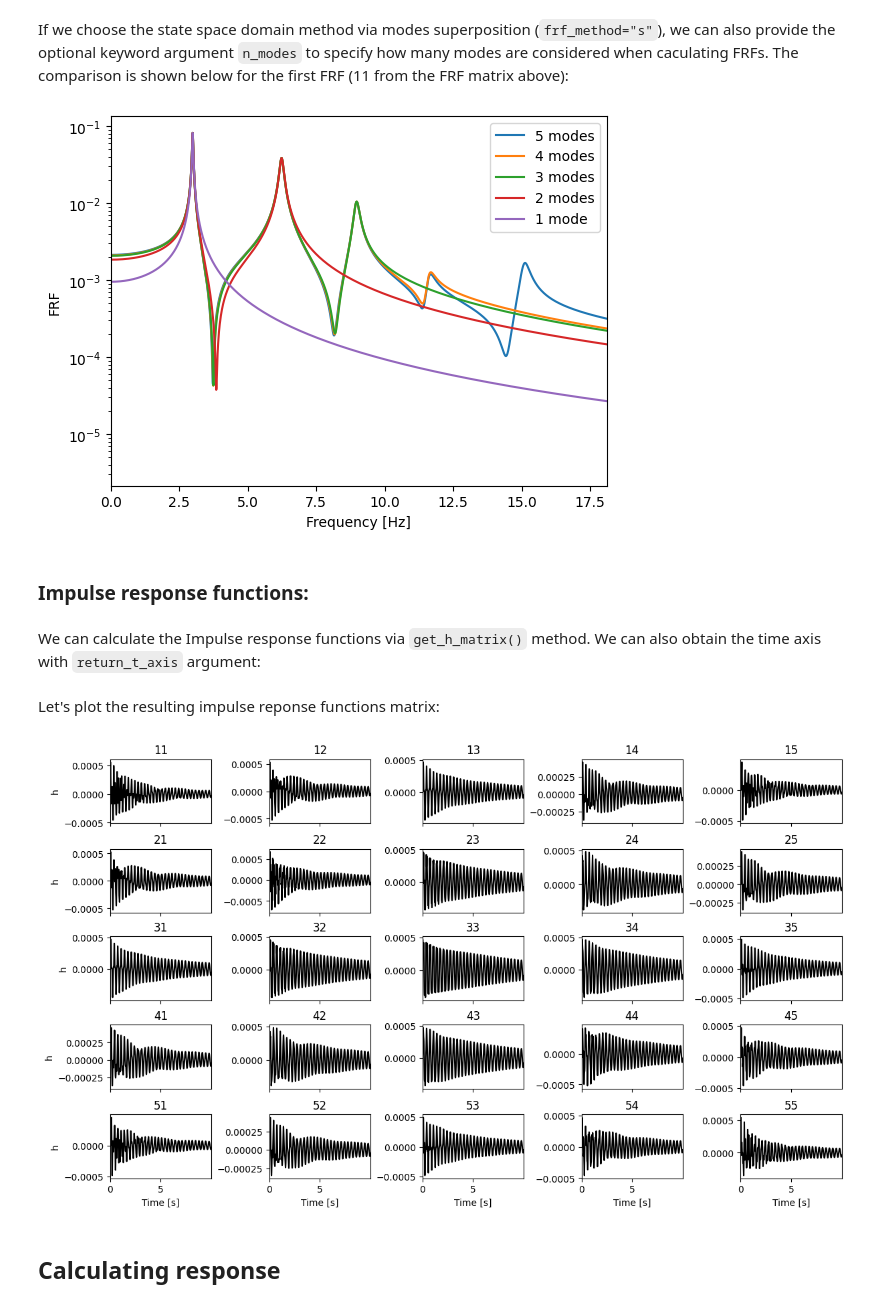
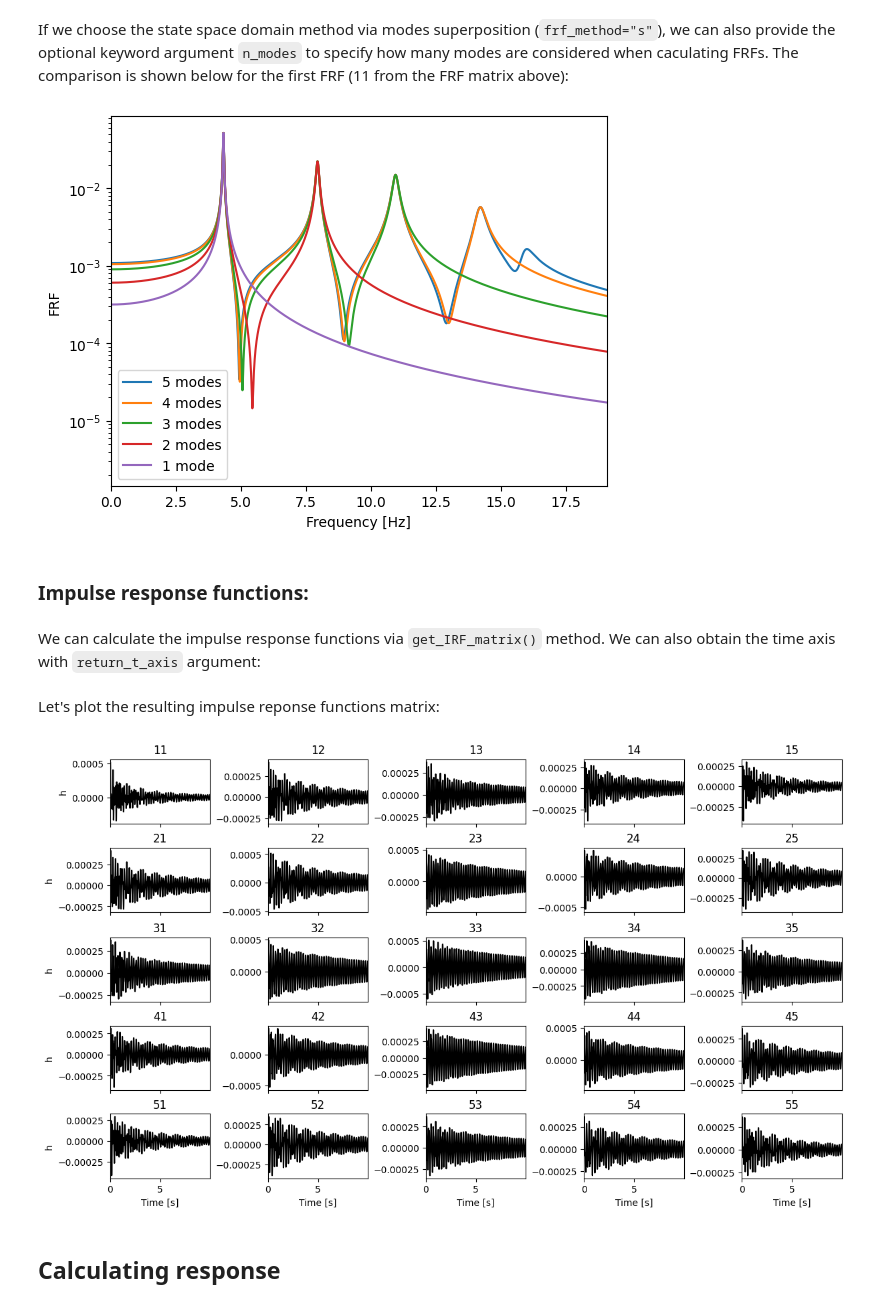
Before and after one commit to ladisk/pyLump, a Jupyter notebook: Showcase.ipynb, the cells around one changed output. Drawn from its saved outputs; the diff is of its cells as text; code cells hidden in the pictures.

```diff
--- a/Showcase.ipynb
+++ b/Showcase.ipynb
@@ -57,9 +57,9 @@ C =
 # %% [markdown]
 We can also specify different values for each mass, spring and damper, by passing the arguments as arrays of values. Note that in our case (``boundaries="both"``), the length of the stiffness and the damping coefficients array, must be *N+1* (see the image at the beginning):
 # %%
-mass = np.random.uniform(low=0.1, high=0.5, size=n_dof)  # n_dof masses
-stiffness = np.random.uniform(low=300, high=900, size=n_dof+1)  # n_dof+1 springs
-damping = np.random.uniform(low=0.1, high=0.4, size=n_dof+1)  # n_dof+1 dampers
+mass = np.random.uniform(low=0.2, high=0.5, size=n_dof)  # n_dof masses
+stiffness = np.random.uniform(low=400, high=900, size=n_dof+1)  # n_dof+1 springs
+damping = np.random.uniform(low=0.1, high=0.3, size=n_dof+1)  # n_dof+1 dampers
 # %% [markdown]
 Create the object:
 # %%
@@ -155,34 +155,34 @@ plt.legend()
 plt.xlabel("Frequency [Hz]")
 plt.ylabel("FRF");
 # %% [output]
-[figure, old version]
+[figure, new version]
 # %% [markdown]
 ### Impulse response functions:
 # %% [markdown]
-We can calculate the Impulse response functions via ``get_h_matrix()`` method. We can also obtain the time axis with ``return_t_axis`` argument:
+We can calculate the impulse response functions via ``get_IRF_matrix()`` method. We can also obtain the time axis with ``return_t_axis`` argument:
 # %%
-h_matrix, time = model.get_h_matrix(freq=freq, frf_method="f", return_t_axis=True)
+irf_matrix, time = model.get_IRF_matrix(freq=freq, frf_method="f", return_t_axis=True)
 # %% [markdown]
 Let's plot the resulting impulse reponse functions matrix:
 # %%
-fig, axs = plt.subplots(h_matrix.shape[0], h_matrix.shape[1], figsize=(12,7),
+fig, axs = plt.subplots(irf_matrix.shape[0], irf_matrix.shape[1], figsize=(12,7),
                         sharex=True, layout="constrained")
 
-if h_matrix.shape[0] == 1:
-    axs.plot(time, h_matrix[0,0,:], "k")
+if irf_matrix.shape[0] == 1:
+    axs.plot(time, irf_matrix[0,0,:], "k")
     axs.set_title(str(0+1)+str(0+1))
     axs.set_xlabel("Time [s]")
     axs.set_ylabel("h")
 else:
-    for i in range(h_matrix.shape[0]):
-        for j in range(h_matrix.shape[1]):
-            axs[i,j].plot(time, h_matrix[i,j,:], "k")
+    for i in range(irf_matrix.shape[0]):
+        for j in range(irf_matrix.shape[1]):
+            axs[i,j].plot(time, irf_matrix[i,j,:], "k")
             axs[i,j].set_xlim(left=0, right=time[-1]/10)
             axs[i,j].set_title(str(i+1)+str(j+1))
-            axs[h_matrix.shape[1]-1,j].set_xlabel("Time [s]")
+            axs[irf_matrix.shape[1]-1,j].set_xlabel("Time [s]")
         axs[i,0].set_ylabel("h")
 # %% [output]
-[figure, old version]
+[figure, new version]
 # %% [markdown]
 ## Calculating response
 # %% [markdown]
```
Also changed, not shown: parts of 5 cells of this notebook, 4 other files.
